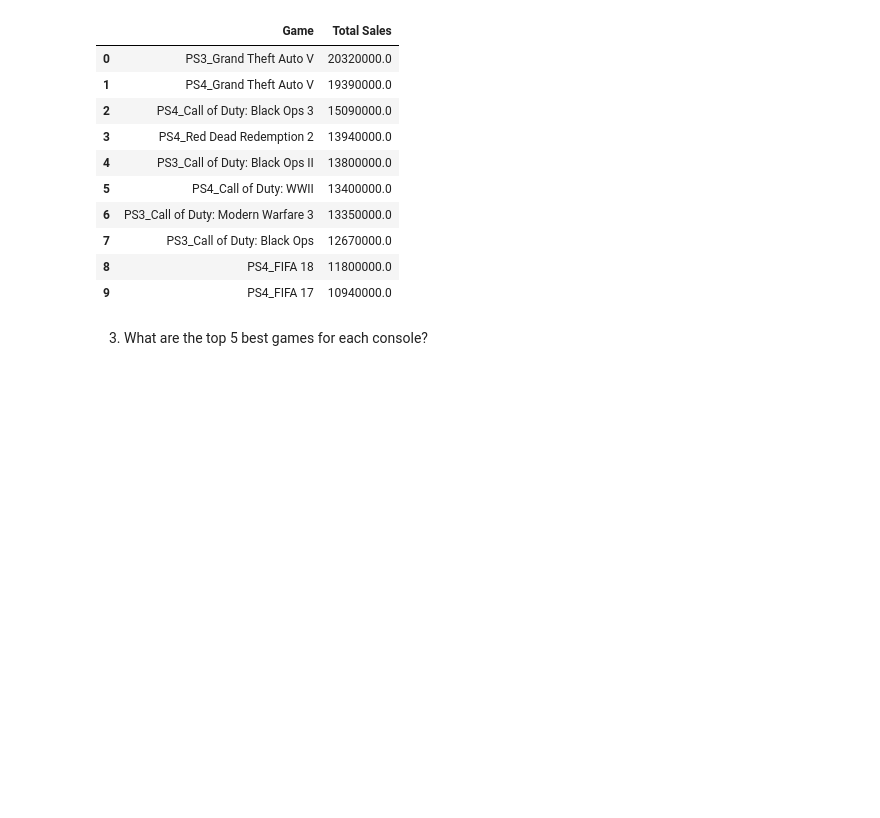
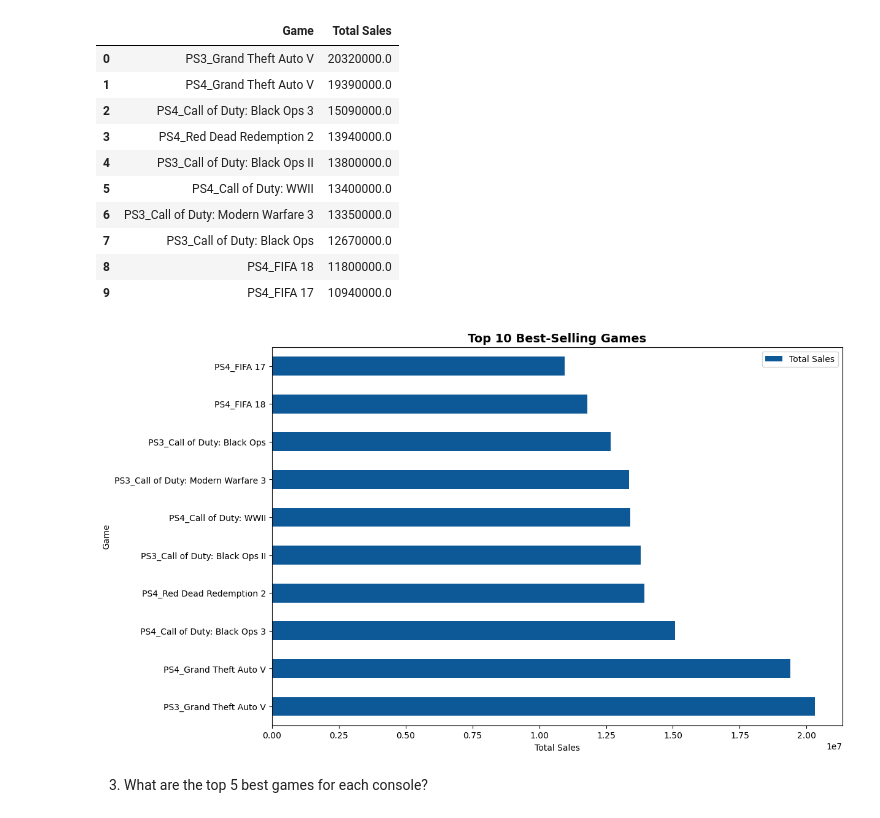
Before and after one commit to CalinP1/Playstation_work, a Jupyter notebook: PlayStation_Data_report.ipynb, the cells around one changed output. Drawn from its saved outputs; the diff is of its cells as text; code cells hidden in the pictures; blank space fills up the shorter version.

Commit message:
plots created for 6 queries for a better visual representaion

```diff
--- a/PlayStation_Data_report.ipynb
+++ b/PlayStation_Data_report.ipynb
@@ -531,6 +534,14 @@ INFO:__main__:Done! Q2 interogation on the table from database
 | 7 | PS3_Call of Duty: Black Ops | 12670000.0 |
 | 8 | PS4_FIFA 18 | 11800000.0 |
 | 9 | PS4_FIFA 17 | 10940000.0 |
+# %%
+max_games_sold.plot(x='Game', y='Total Sales', kind='barh', figsize=(12,8), color="#0d5896")
+plt.title('Top 10 Best-Selling Games', fontsize=14, fontweight='bold')
+plt.xlabel('Total Sales')
+plt.savefig('outputs/q2_top_games.png', dpi=300, bbox_inches='tight')
+plt.show()
+# %% [output]
+[figure, added]
 # %% [markdown]
 3) What are the top 5 best games for each console?
 # %%
```
Also changed, not shown: parts of 37 cells of this notebook, 7 other files.
